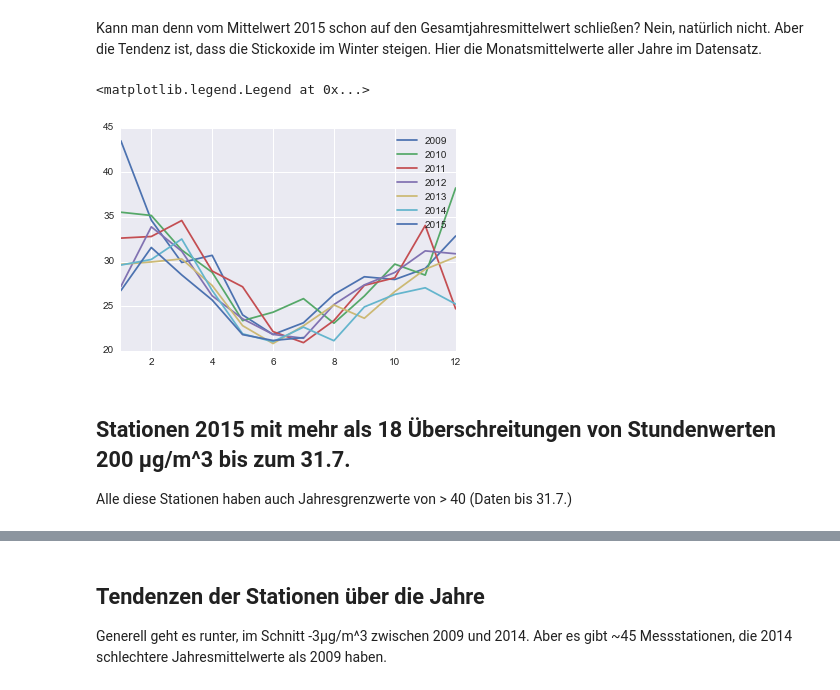
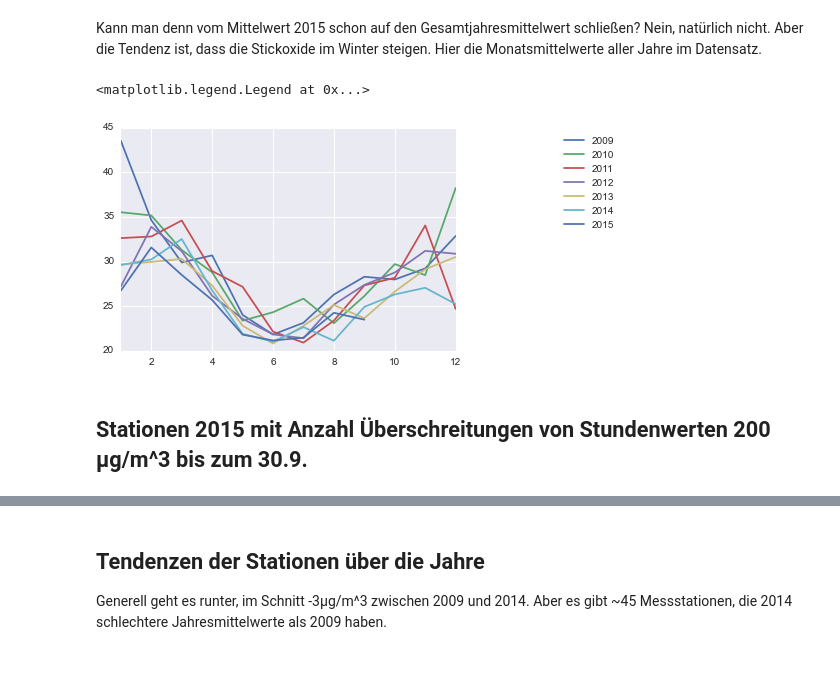
Before and after one commit to correctiv/stickoxide-notebook, a Jupyter notebook: stickoxide.ipynb, the cells around one changed output, grey strips where cells are left out. Cells and saved outputs as stored; diff of their text form; code cells hidden in the pictures.

```diff
--- a/stickoxide.ipynb
+++ b/stickoxide.ipynb
@@ -21,10 +21,12 @@ from bokeh.plotting import figure, show, output_notebook
 output_notebook()
 
 import statsmodels.api as sm
+import folium
 
 import seaborn as sns
 
 %matplotlib inline
+matplotlib.rcParams['svg.fonttype'] = 'none'
 # %% [output]
 [interactive output not drawn]
 # %%
@@ -358,14 +392,12 @@ Kann man denn vom Mittelwert 2015 schon auf den Gesamtjahresmittelwert schließe
 # %%
 for year, grouped in df.groupby(df.index.year):
     grouped.groupby(grouped.index.month).value.mean().plot(label=year)
-plt.legend()
+plt.legend(bbox_to_anchor=(1.5,1))
 # %% [output]
 <matplotlib.legend.Legend at 0x...>
-[figure, old version]
+[figure, new version]
 # %% [markdown]
-## Stationen 2015 mit mehr als 18 Überschreitungen von Stundenwerten 200 µg/m^3 bis zum 31.7.
-
-Alle diese Stationen haben auch Jahresgrenzwerte von > 40 (Daten bis 31.7.)
+## Stationen 2015 mit Anzahl Überschreitungen von Stundenwerten 200 µg/m^3 bis zum 30.9.
 # %%
 greater_200 = df[df.value > 200]
 exceeding_200_count = (greater_200.groupby([greater_200.index.year, greater_200.Station.astype(str)])
```
Also changed, not shown: parts of 51 cells of this notebook.
